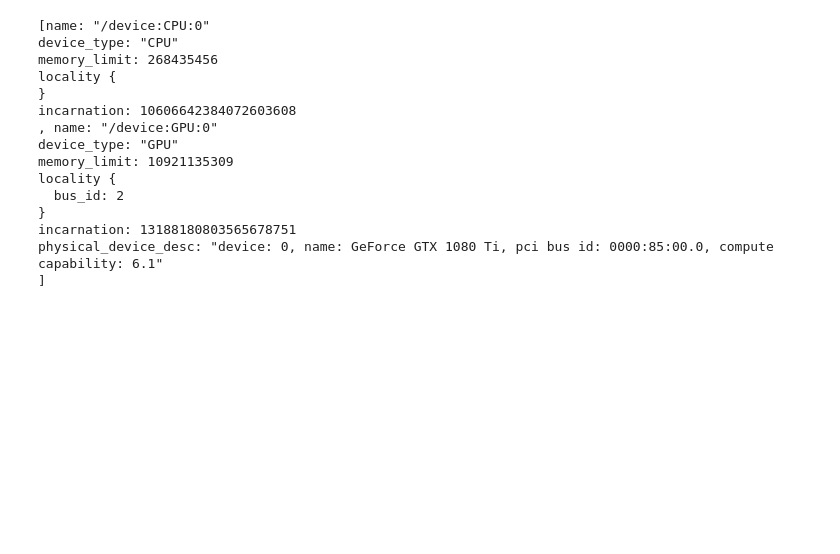
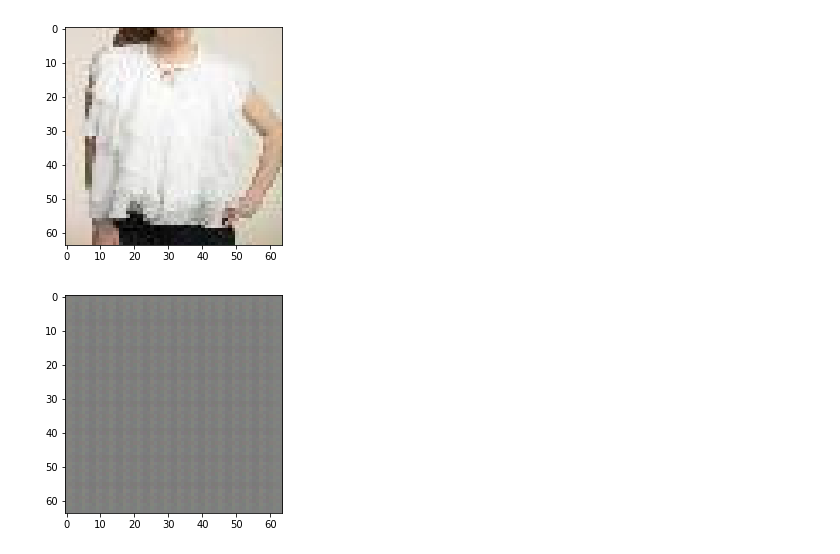
Before and after one commit to Fnjn/UCSD-CSE-253, a Jupyter notebook: final proj/IcGan-train.ipynb, the cells around one changed output. Saved outputs shown, nothing was run; the diff lists cells and outputs as text; code cells hidden in the pictures; blank space fills up the shorter version.

```diff
--- a/final proj/IcGan-train.ipynb
+++ b/final proj/IcGan-train.ipynb
@@ -14,10 +14,11 @@ from dataset_and_utils import prepare_datasets
 # %%
-n_classes = 444
-batch_size = 4
-n_iters = 169549*10//batch_size
+n_classes = 309
+batch_size = 32
+n_iters = 138661*10//batch_size
 
 config = tf.ConfigProto()
 config.gpu_options.allow_growth = True
 config.log_device_placement=True
+config.allow_soft_placement=True
 # %%
 train_dataset, val_dataset, test_dataset = prepare_datasets()
@@ -34,12 +31,13 @@ with tf.device('/device:GPU:0'):
     loss_pred, loss_gen, gen = gan_loss(x, y, n_classes)
     loss_cls, Ey = classify_loss(x, y, n_classes)
 
-#     saver = tf.train.Saver()
     evaluate = tf.equal(tf.round(Ey), y)
     accuracy = tf.reduce_mean(tf.cast(evaluate,dtype=tf.float32))
 
+    saver = tf.train.Saver()
+
     with tf.control_dependencies(tf.get_collection(tf.GraphKeys.UPDATE_OPS)):
-        pred_optimizer = tf.train.AdamOptimizer(0.0002, beta1=0.5).minimize(loss_pred)
-        gen_optimizer = tf.train.AdamOptimizer(0.0002, beta1=0.5).minimize(loss_gen)
-        cls_optimizer = tf.train.AdamOptimizer(0.0002, beta1=0.5).minimize(loss_cls)
+        pred_optimizer = tf.train.AdamOptimizer(10e-5, beta1=0.5).minimize(loss_pred) #lr = 0.0002
+        gen_optimizer = tf.train.AdamOptimizer(10e-5, beta1=0.5).minimize(loss_gen)
+        cls_optimizer = tf.train.AdamOptimizer(10e-5, beta1=0.5).minimize(loss_cls)
 # %%
@@ -68,19 +84,11 @@ NameError: name 'test_label' is not defined
-# %%
-from tensorflow.python.client import device_lib
-print(device_lib.list_local_devices())
-# %% [output]
-[name: "/device:CPU:0"
-device_type: "CPU"
-memory_limit: 268435456
-locality {
-}
-incarnation: 10606642384072603608
-, name: "/device:GPU:0"
-device_type: "GPU"
-memory_limit: 10921135309
-locality {
-  bus_id: 2
-}
-incarnation: 13188180803565678751
-physical_device_desc: "device: 0, name: GeForce GTX 1080 Ti, pci bus id: 0000:85:00.0, compute capability: 6.1"
-]
+# %%
+cur_x, cur_y = train_dataset.next_batch(2)
+test_image = sess.run([gen], feed_dict={x:cur_x, y:cur_y})
+
+
+show_image(cur_x[1])
+test_image = np.array(test_image)
+show_image(np.squeeze(test_image)[1])
+# %% [output]
+[figure, added]
+[figure, added]
```
Also changed, not shown: parts of 4 cells of this notebook, 4 other files.
